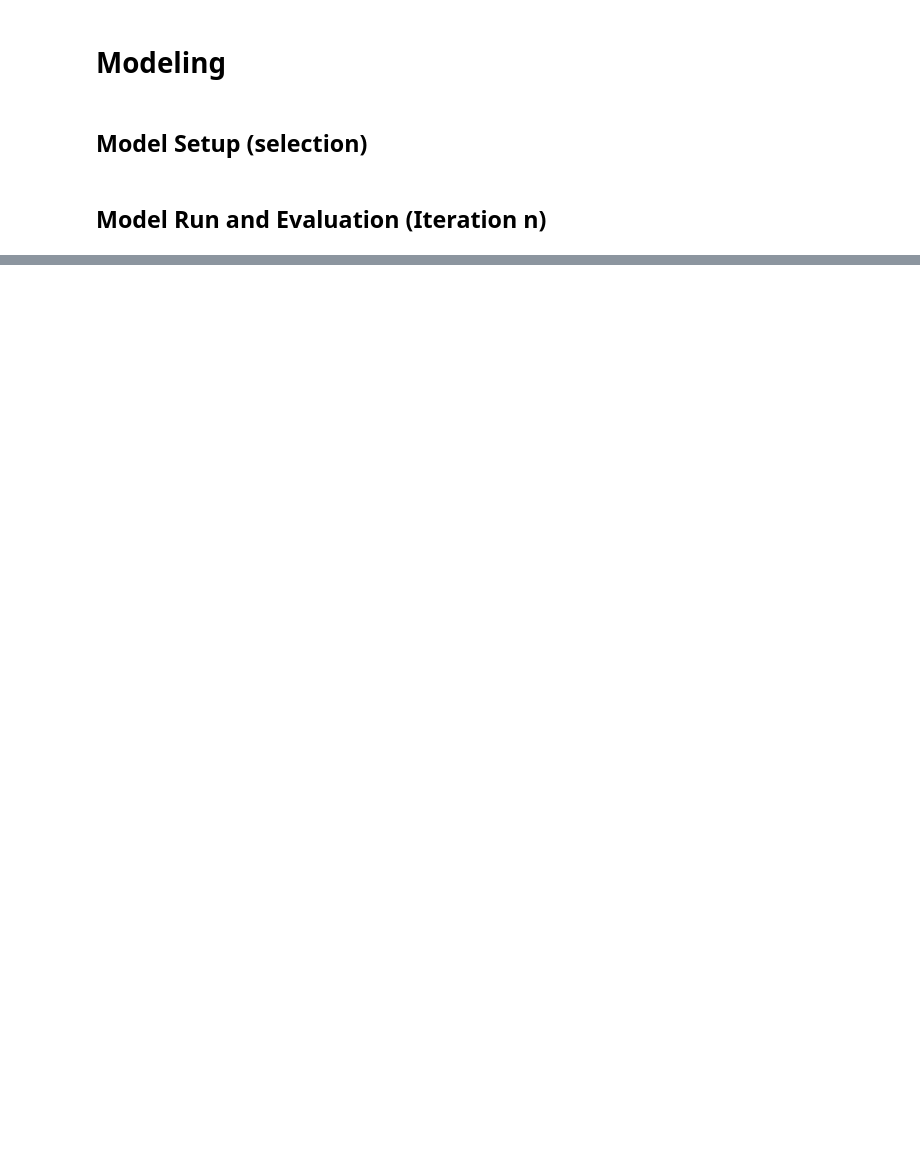
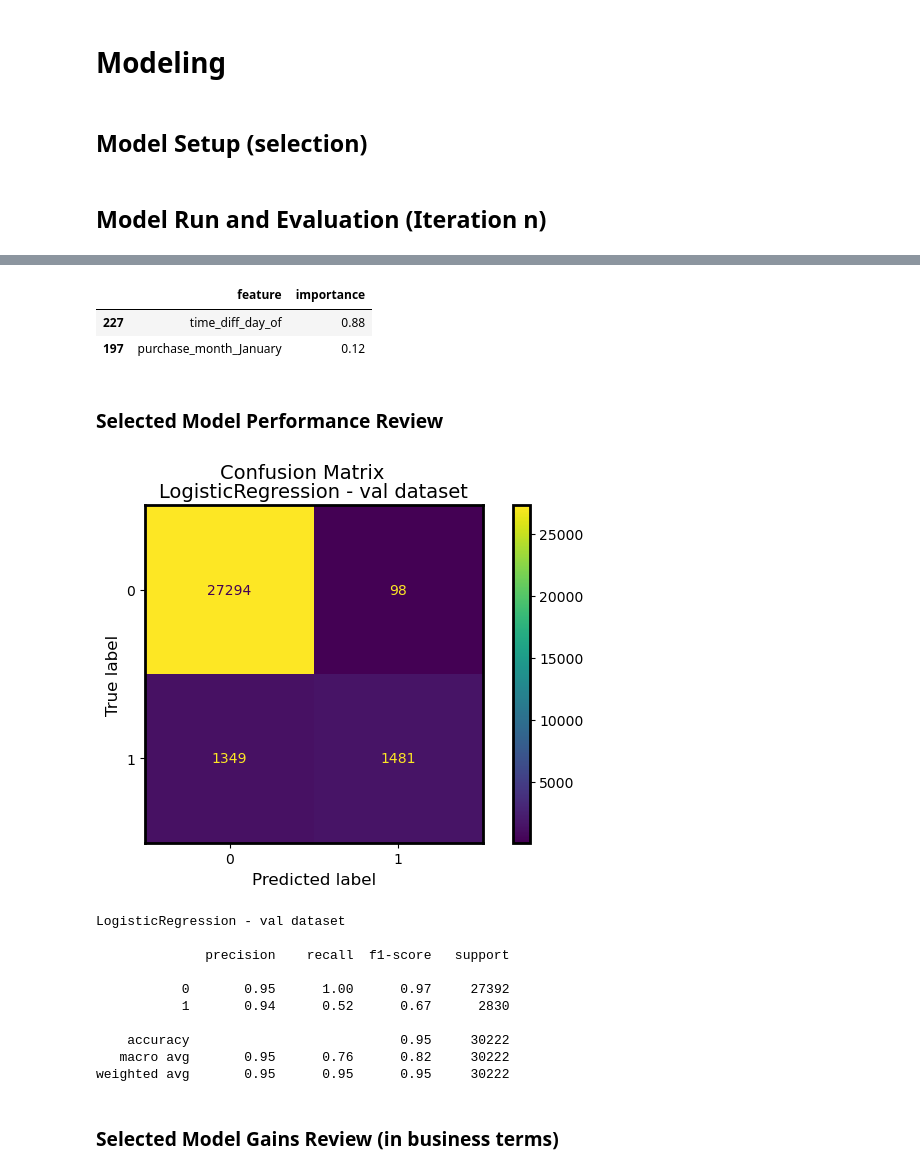
Before and after one commit to davefriesen/cc-fraud-prevention, a Jupyter notebook: src/ads505-team3-final-project.ipynb, the cells around one changed output, grey strips where cells are left out. Cells and saved outputs as stored; diff of their text form; code cells hidden in the pictures; blank space fills up the shorter version.

```diff
--- a/src/ads505-team3-final-project.ipynb
+++ b/src/ads505-team3-final-project.ipynb
@@ -736,0 +770,36 @@ MLPClassifier: test... done in 0.17s.
+# %%
+# Show top features for Decision Tree with max depth of 5
+model = mp_df.loc[8]['mp'].model
+features = mp_df.loc[8]['mp'].pipe['preprocessor'].transformers_[0][1]['onehotencoder'].get_feature_names_out(cat_cols)
+fi = pd.concat([pd.DataFrame(features, columns=['feature']),
+                pd.DataFrame(num_cols, columns=['feature'])],
+               ignore_index=True)
+fi['importance'] = model.feature_importances_
+fi['abs_importance'] = abs(fi['importance'])
+fi.sort_values(by=['abs_importance', 'feature'],
+               ascending=[False, True], inplace=True)
+fi[fi['abs_importance'] >= 0.05][['feature', 'importance']]
+# %% [output]
+|  | feature | importance |
+| 227 | time_diff_day_of | 0.88 |
+| 197 | purchase_month_January | 0.12 |
+# %% [markdown]
+### Selected Model Performance Review
+# %%
+# Show confusion matrix and summary for Logistic Regression
+mp_df.loc[0]['mp'].confusion_matrix('val')
+mp_df.loc[0]['mp'].summary('val')
+# %% [output]
+[figure, added]
+LogisticRegression - val dataset
+
+              precision    recall  f1-score   support
+
+           0       0.95      1.00      0.97     27392
+           1       0.94      0.52      0.67      2830
+
+    accuracy                           0.95     30222
+   macro avg       0.95      0.76      0.82     30222
+weighted avg       0.95      0.95      0.95     30222
+# %% [markdown]
+### Selected Model Gains Review (in business terms)
```
Also changed, not shown: parts of 16 cells of this notebook, 3 other files.
